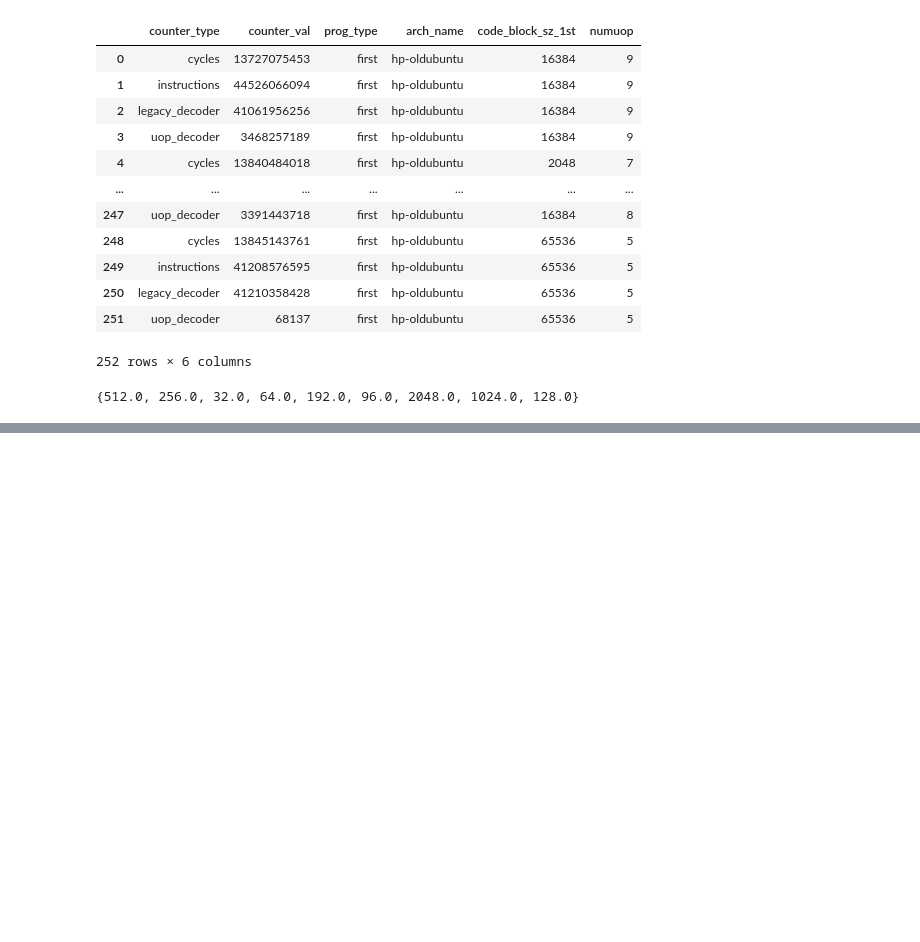
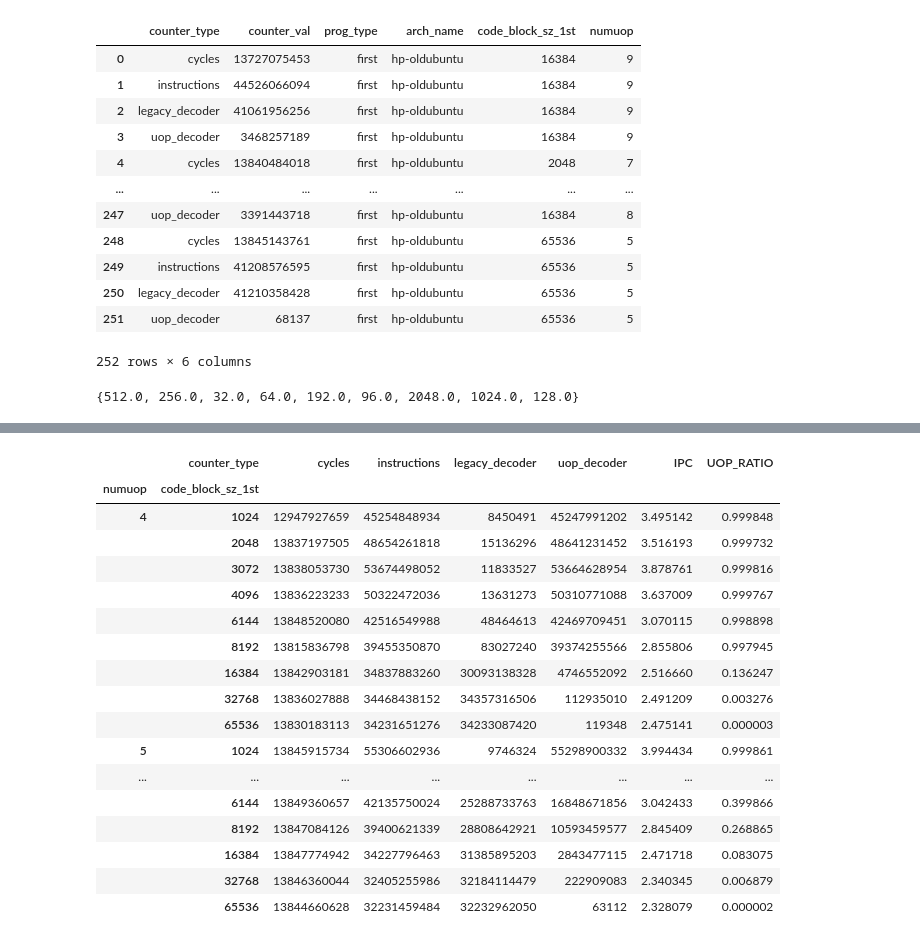
Before and after one commit to c0d3nh4ck/Microarchitectural-Research, a Jupyter notebook: graphical_reversing.ipynb, the cells around one changed output, grey strips where cells are left out. Drawn from its saved outputs; the diff is of its cells as text; code cells hidden in the pictures; blank space fills up the shorter version.

```diff
--- a/graphical_reversing.ipynb
+++ b/graphical_reversing.ipynb
@@ -106,0 +155,21 @@ print(set(a))
+# %%
+nu_df_parsed
+# %% [output]
+|  | counter_type | cycles | instructions | legacy_decoder | uop_decoder | IPC | UOP_RATIO |
+| numuop | code_block_sz_1st |  |  |  |  |  |  |
+| 4 | 1024 | 12947927659 | 45254848934 | 8450491 | 45247991202 | 3.495142 | 0.999848 |
+|  | 2048 | 13837197505 | 48654261818 | 15136296 | 48641231452 | 3.516193 | 0.999732 |
+|  | 3072 | 13838053730 | 53674498052 | 11833527 | 53664628954 | 3.878761 | 0.999816 |
+|  | 4096 | 13836223233 | 50322472036 | 13631273 | 50310771088 | 3.637009 | 0.999767 |
+|  | 6144 | 13848520080 | 42516549988 | 48464613 | 42469709451 | 3.070115 | 0.998898 |
+|  | 8192 | 13815836798 | 39455350870 | 83027240 | 39374255566 | 2.855806 | 0.997945 |
+|  | 16384 | 13842903181 | 34837883260 | 30093138328 | 4746552092 | 2.516660 | 0.136247 |
+|  | 32768 | 13836027888 | 34468438152 | 34357316506 | 112935010 | 2.491209 | 0.003276 |
+|  | 65536 | 13830183113 | 34231651276 | 34233087420 | 119348 | 2.475141 | 0.000003 |
+| 5 | 1024 | 13845915734 | 55306602936 | 9746324 | 55298900332 | 3.994434 | 0.999861 |
+| ... | ... | ... | ... | ... | ... | ... | ... |
+|  | 6144 | 13849360657 | 42135750024 | 25288733763 | 16848671856 | 3.042433 | 0.399866 |
+|  | 8192 | 13847084126 | 39400621339 | 28808642921 | 10593459577 | 2.845409 | 0.268865 |
+|  | 16384 | 13847774942 | 34227796463 | 31385895203 | 2843477115 | 2.471718 | 0.083075 |
+|  | 32768 | 13846360044 | 32405255986 | 32184114479 | 222909083 | 2.340345 | 0.006879 |
+|  | 65536 | 13844660628 | 32231459484 | 32232962050 | 63112 | 2.328079 | 0.000002 |
```
Also changed, not shown: parts of 9 cells of this notebook.
